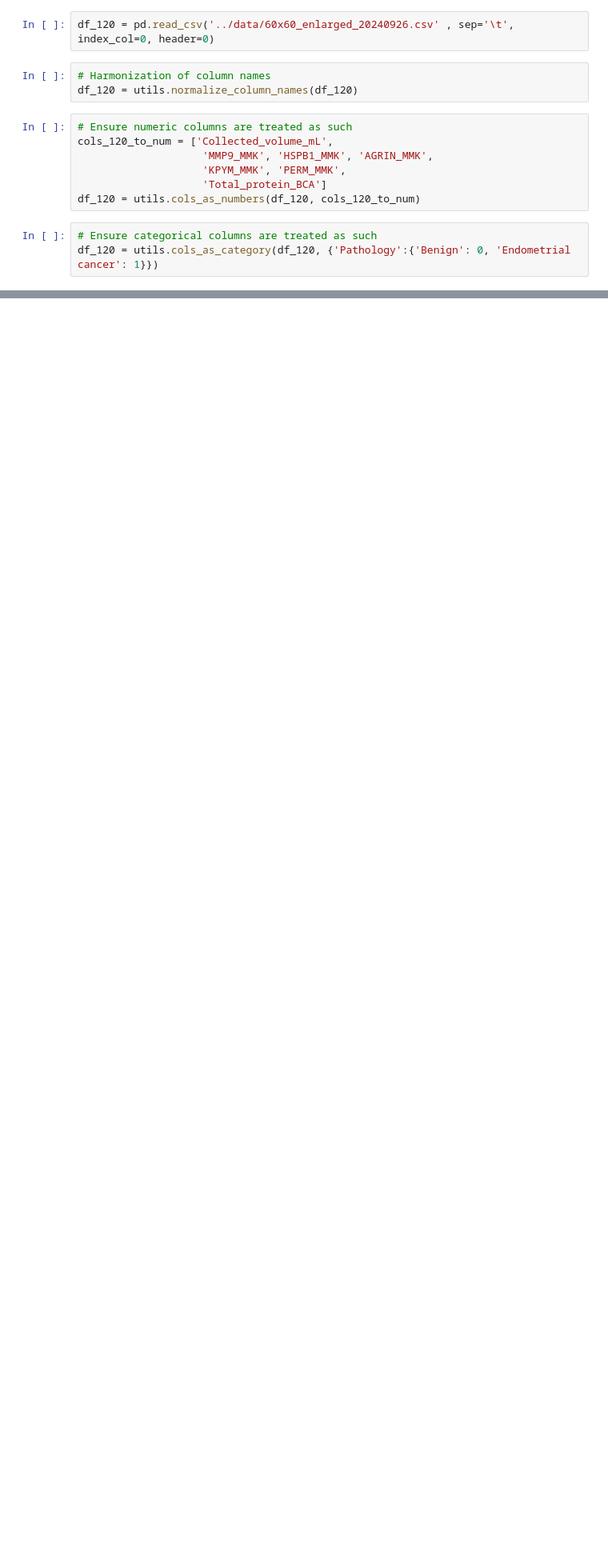
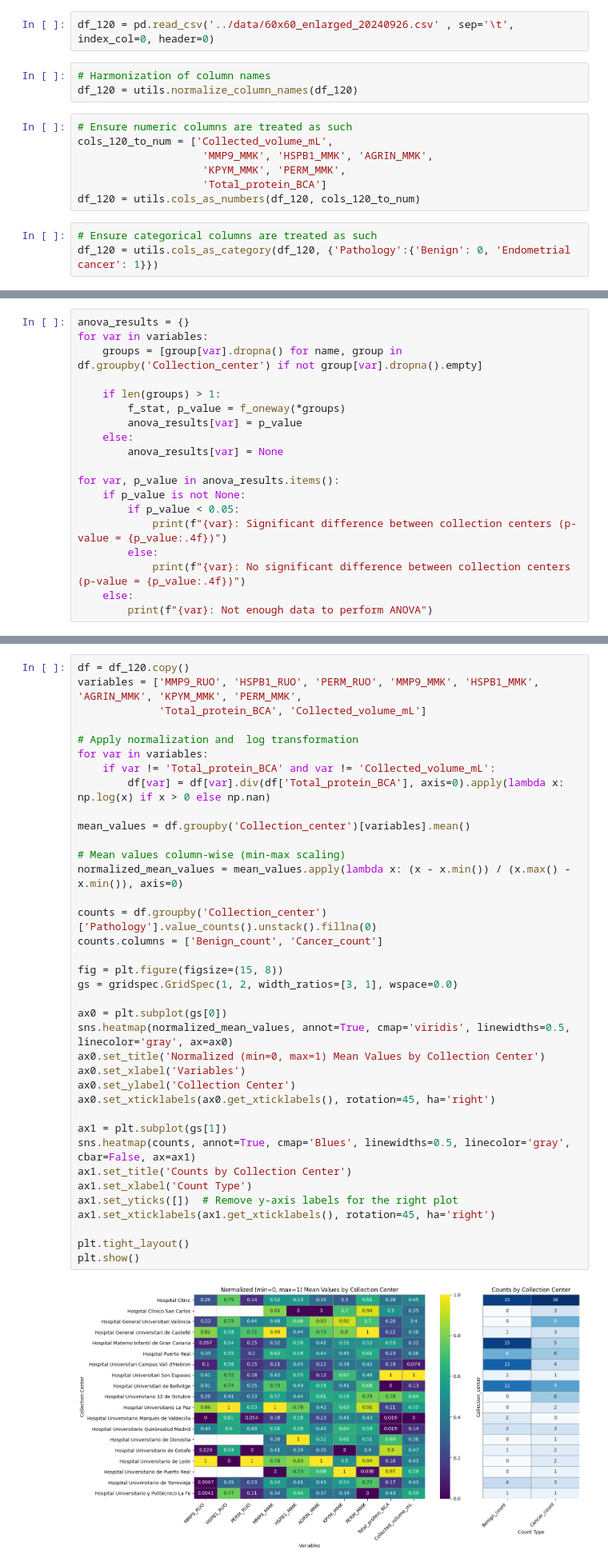
Before and after one commit to MiMARK-es/cohort-analysis, a Jupyter notebook: notebooks/60x60_enlarged_metavars_analysis.ipynb, the cells around one changed output, grey strips where cells are left out. Shown at 80% size. Drawn from its saved outputs; the diff is of its cells as text; blank space fills up the shorter version.

```diff
--- a/notebooks/60x60_enlarged_metavars_analysis.ipynb
+++ b/notebooks/60x60_enlarged_metavars_analysis.ipynb
@@ -64,0 +164,19 @@ VOLUME_COL = 'Collected_volume_mL' # Column to be used as volume for scatters an
+# %%
+anova_results = {}
+for var in variables:
+    groups = [group[var].dropna() for name, group in df.groupby('Collection_center') if not group[var].dropna().empty]
+
+    if len(groups) > 1:
+        f_stat, p_value = f_oneway(*groups)
+        anova_results[var] = p_value
+    else:
+        anova_results[var] = None
+
+for var, p_value in anova_results.items():
+    if p_value is not None:
+        if p_value < 0.05:
+            print(f"{var}: Significant difference between collection centers (p-value = {p_value:.4f})")
+        else:
+            print(f"{var}: No significant difference between collection centers (p-value = {p_value:.4f})")
+    else:
+        print(f"{var}: Not enough data to perform ANOVA")
@@ -64,0 +196,39 @@ VOLUME_COL = 'Collected_volume_mL' # Column to be used as volume for scatters an
+# %%
+df = df_120.copy()
+variables = ['MMP9_RUO', 'HSPB1_RUO', 'PERM_RUO', 'MMP9_MMK', 'HSPB1_MMK', 'AGRIN_MMK', 'KPYM_MMK', 'PERM_MMK',
+             'Total_protein_BCA', 'Collected_volume_mL']
+
+# Apply normalization and  log transformation
+for var in variables:
+    if var != 'Total_protein_BCA' and var != 'Collected_volume_mL':
+        df[var] = df[var].div(df['Total_protein_BCA'], axis=0).apply(lambda x: np.log(x) if x > 0 else np.nan)
+
+mean_values = df.groupby('Collection_center')[variables].mean()
+
+# Mean values column-wise (min-max scaling)
+normalized_mean_values = mean_values.apply(lambda x: (x - x.min()) / (x.max() - x.min()), axis=0)
+
+counts = df.groupby('Collection_center')['Pathology'].value_counts().unstack().fillna(0)
+counts.columns = ['Benign_count', 'Cancer_count']
+
+fig = plt.figure(figsize=(15, 8))
+gs = gridspec.GridSpec(1, 2, width_ratios=[3, 1], wspace=0.0)
+
+ax0 = plt.subplot(gs[0])
+sns.heatmap(normalized_mean_values, annot=True, cmap='viridis', linewidths=0.5, linecolor='gray', ax=ax0)
+ax0.set_title('Normalized (min=0, max=1) Mean Values by Collection Center')
+ax0.set_xlabel('Variables')
+ax0.set_ylabel('Collection Center')
+ax0.set_xticklabels(ax0.get_xticklabels(), rotation=45, ha='right')
+
+ax1 = plt.subplot(gs[1])
+sns.heatmap(counts, annot=True, cmap='Blues', linewidths=0.5, linecolor='gray', cbar=False, ax=ax1)
+ax1.set_title('Counts by Collection Center')
+ax1.set_xlabel('Count Type')
+ax1.set_yticks([])  # Remove y-axis labels for the right plot
+ax1.set_xticklabels(ax1.get_xticklabels(), rotation=45, ha='right')
+
+plt.tight_layout()
+plt.show()
+# %% [output]
+[figure, added]
```
Also changed, not shown: parts of 18 cells of this notebook.
